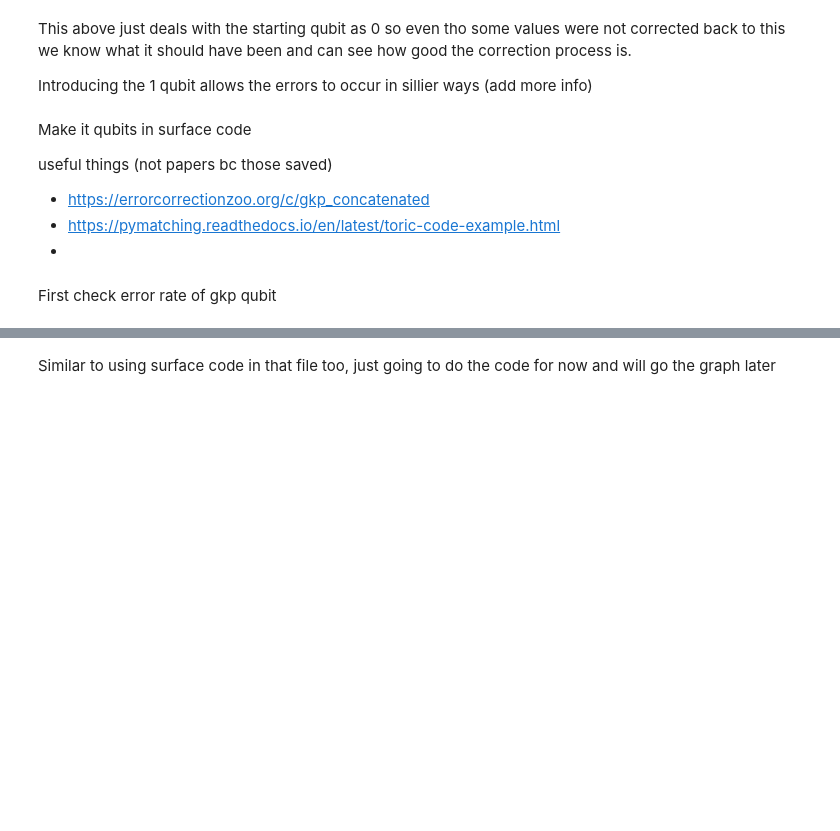
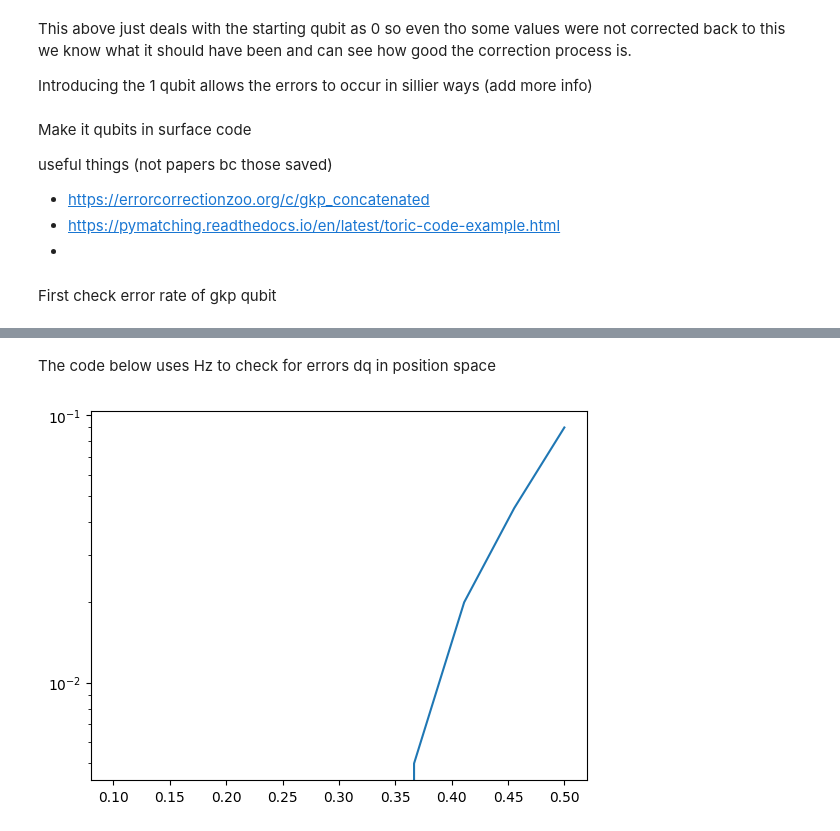
Before and after one commit to laramt04/GKP_QEC_Project_Code, a Jupyter notebook: GKP_readout_gaussian.ipynb, the cells around one changed output, grey strips where cells are left out. Drawn from its saved outputs; the diff is of its cells as text; code cells hidden in the pictures; blank space fills up the shorter version.

Commit message:
surface attempt gkp

```diff
--- a/GKP_readout_gaussian.ipynb
+++ b/GKP_readout_gaussian.ipynb
@@ -325,2 +341,75 @@ Hx, Hz = hypergraphHxHz(H1, H2T, I1, I2T)
-# %% [markdown]
-Similar to using surface code in that file too, just going to do the code for now and will go the graph later
+# %% [markdown]
+The code below uses Hz to check for errors dq in position space
+# %%
+import pymatching
+
+def get_logical_z(d):
+    r = d - 1  # rows of H
+    n = d      # cols of H
+    n_top = n * n        # = d²
+    n_bot = r * r        # = (d-1)²
+    n_qubits = n_top + n_bot
+
+    logical = np.zeros(n_qubits, dtype=np.uint8)
+    for i in range(n):
+        logical[i * n] = 1
+    return logical
+# %%
+def gkp_surface_code(Hz, d, noise, n_trials):
+    """_summary_
+
+    Args:
+        Hz (_type_): wheer z type stabilisers appear
+        d (_type_): distace of code
+        noise (_type_): error rates
+        n_trials (_type_): _description_
+    """
+    N = 50
+    n_qubits = Hz.shape[1]
+    n_checks = Hz.shape[0]
+
+    state_small = GKP_built(N, delta, epsilon, n)
+    Sq_small = displace(N, 2 * sqrt_pi)
+
+    matcher = pymatching.Matching.from_check_matrix(Hz)
+
+    failures = 0
+
+    for _ in range (n_trials):
+        # noise
+        dq = np.random.normal(0, noise, size = n_qubits)
+
+        syndrome_bits = np.zeros(n_checks, dtype = int)
+
+        for q in range (n_qubits):
+            # displace each qubit
+            D = displace(N, dq[q])
+            noisy = (D * state_small).unit()
+
+            #syndrome values in a similar method to the start of this file
+            s_q = expect(Sq_small, noisy)
+            phase_q = np.angle(s_q)
+            sq0 = phase_q / (2*sqrt_pi)
+            sq = ((sq0 + sqrt_pi/2) % sqrt_pi) - sqrt_pi
+
+        binary_errors = (np.abs(dq) > sqrt_pi/2).astype(int)
+        syndrome_bits = (Hz @ binary_errors) % 2
+
+        correction = matcher.decode(syndrome_bits)
+
+        logical_z = get_logical_z(d)
+        residual = (binary_errors ^ correction)
+        if (residual @ logical_z) % 2 == 1:
+            failures += 1
+
+    return failures / n_trials
+
+noise_vals = np.linspace(0.1, 0.5, 10)
+rates = [gkp_surface_code(Hz, d=3, noise=n, n_trials=200) for n in noise_vals]
+
+plt.figure()
+plt.plot(noise_vals, rates)
+plt.yscale('log')
+plt.show()
+# %% [output]
+[figure, added]
```
Also changed, not shown: parts of 5 cells of this notebook, 1 other file.
